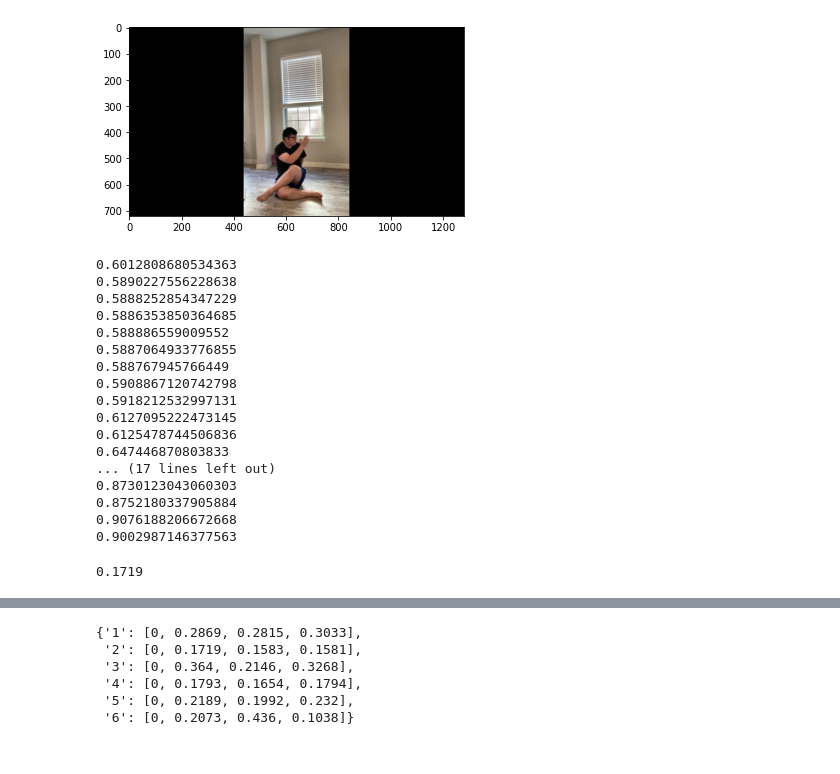
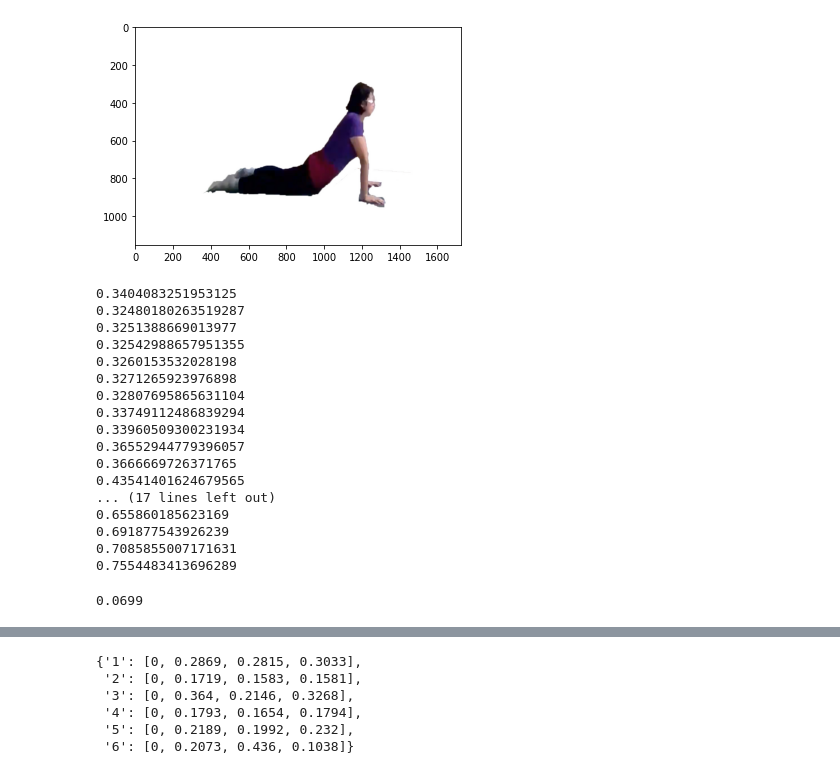
Before and after one commit to LoriSchuan-dev/feature_engineering_project2021, a Jupyter notebook: blazepose_yoga_pose_similarity calculator_pipeline.ipynb, the cells around one changed output, grey strips where cells are left out. Saved outputs shown, nothing was run; the diff lists cells and outputs as text; code cells hidden in the pictures.

Commit message:
segmented vs non segmented comparisons

```diff
--- a/blazepose_yoga_pose_similarity calculator_pipeline.ipynb
+++ b/blazepose_yoga_pose_similarity calculator_pipeline.ipynb
@@ -53,13 +54,17 @@ def get_blazepose_lmks(image):
     results = pose.process(cv2.cvtColor(image, cv2.COLOR_BGR2RGB))
     return results.pose_landmarks
 # %%
-def get_image(fname):
+def get_image(fname, segmented=False):
     """returns the cv2 image"""
 
-    imagedir = Path.joinpath(pathlib.Path().resolve(), "pose_frames")
+    if segmented:
+        imagedir = Path.joinpath(pathlib.Path().resolve(), "pose_frames_segmented_pngs")
+    else:
+        imagedir = Path.joinpath(pathlib.Path().resolve(), "pose_frames")
+
     imagedir = Path.joinpath(imagedir, fname)
+    img_cv = cv2.imread(str(imagedir))
 
-    img_cv = cv2.imread(str(imagedir))
     img_cv = cv2.cvtColor(img_cv, cv2.COLOR_BGR2RGB)
 
     return img_cv
@@ -66,30 +77,31 @@ def get_image(fname):
 # %%
-imgf = get_image("pose_6_frame_jong.png")
+#imgf = get_image("pose_6_frame_jong.png", segmented=False)
+imgf = get_image("pose_1_frame_lori.png", segmented=True)
 plt.imshow(imgf)
 plt.show()
 # %% [output]
-[figure, old version]
+[figure, new version]
 # %%
 rslts = get_blazepose_lmks(imgf)
 # %%
 for lmk in rslts.landmark:
     print(lmk.y)
 # %% [output]
-0.6012808680534363
-0.5890227556228638
-0.5888252854347229
-0.5886353850364685
-0.588886559009552
-0.5887064933776855
-0.588767945766449
-0.5908867120742798
-0.5918212532997131
-0.6127095222473145
-0.6125478744506836
-0.647446870803833
+0.3404083251953125
+0.32480180263519287
+0.3251388669013977
+0.32542988657951355
+0.3260153532028198
+0.3271265923976898
+0.32807695865631104
+0.33749112486839294
+0.33960509300231934
+0.36552944779396057
+0.3666669726371765
+0.43541401624679565
 ... (17 lines left out)
-0.8730123043060303
-0.8752180337905884
-0.9076188206672668
-0.9002987146377563
+0.655860185623169
+0.691877543926239
+0.7085855007171631
+0.7554483413696289
 # %%
@@ -112,7 +124,7 @@ def calculate_euclidian_distance(base_fname, target_fname):
 
     #print("Sum Error: ", round(sum_dist/total_key_points, 3))
     return round(sum_dist/total_key_points, 4)
-# %%
-calculate_euclidian_distance(teacher_frames_fnames[1], lori_frame_fnames[1])
-# %% [output]
-0.1719
+# %%
+calculate_euclidian_distance("pose_1_frame.png", "pose_1_frame_lori.png", segmented=True)
+# %% [output]
+0.0699
```
Also changed, not shown: parts of 14 cells of this notebook, 12 other files.
